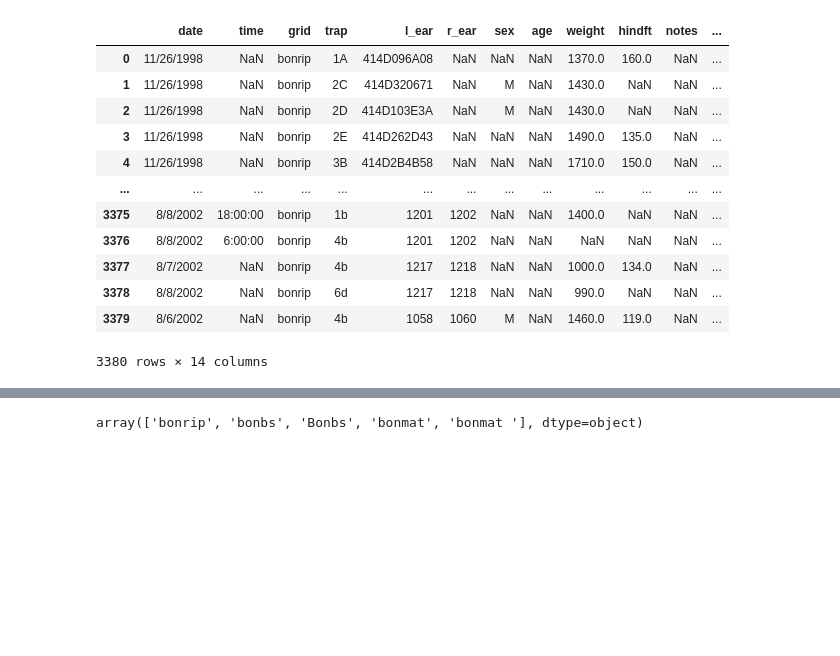
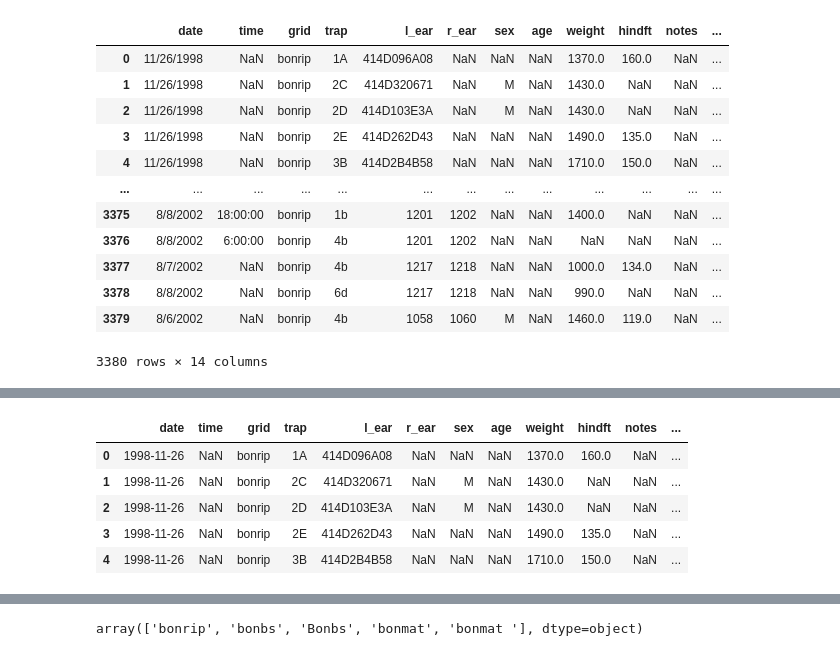
Before and after one commit to carmengg/eds-220-book, a Jupyter notebook: discussion-sections/ds2-hares.ipynb, the cells around one changed output, grey strips where cells are left out. Drawn from its saved outputs; the diff is of its cells as text; code cells hidden in the pictures; blank space fills up the shorter version.

```diff
--- a/discussion-sections/ds2-hares.ipynb
+++ b/discussion-sections/ds2-hares.ipynb
@@ -22,0 +73,13 @@ hares
+# %%
+# use `assign()` to add a column with only the year and a column with only the month
+hares = hares.assign(year = hares.date.dt.year,
+                     month = hares.date.dt.month)
+
+hares.head()
+# %% [output]
+|  | date | time | grid | trap | l_ear | r_ear | sex | age | weight | hindft | notes | ... |
+| 0 | 1998-11-26 | NaN | bonrip | 1A | 414D096A08 | NaN | NaN | NaN | 1370.0 | 160.0 | NaN | ... |
+| 1 | 1998-11-26 | NaN | bonrip | 2C | 414D320671 | NaN | M | NaN | 1430.0 | NaN | NaN | ... |
+| 2 | 1998-11-26 | NaN | bonrip | 2D | 414D103E3A | NaN | M | NaN | 1430.0 | NaN | NaN | ... |
+| 3 | 1998-11-26 | NaN | bonrip | 2E | 414D262D43 | NaN | NaN | NaN | 1490.0 | 135.0 | NaN | ... |
+| 4 | 1998-11-26 | NaN | bonrip | 3B | 414D2B4B58 | NaN | NaN | NaN | 1710.0 | 150.0 | NaN | ... |
```
Also changed, not shown: parts of 25 cells of this notebook, 1 other file.
